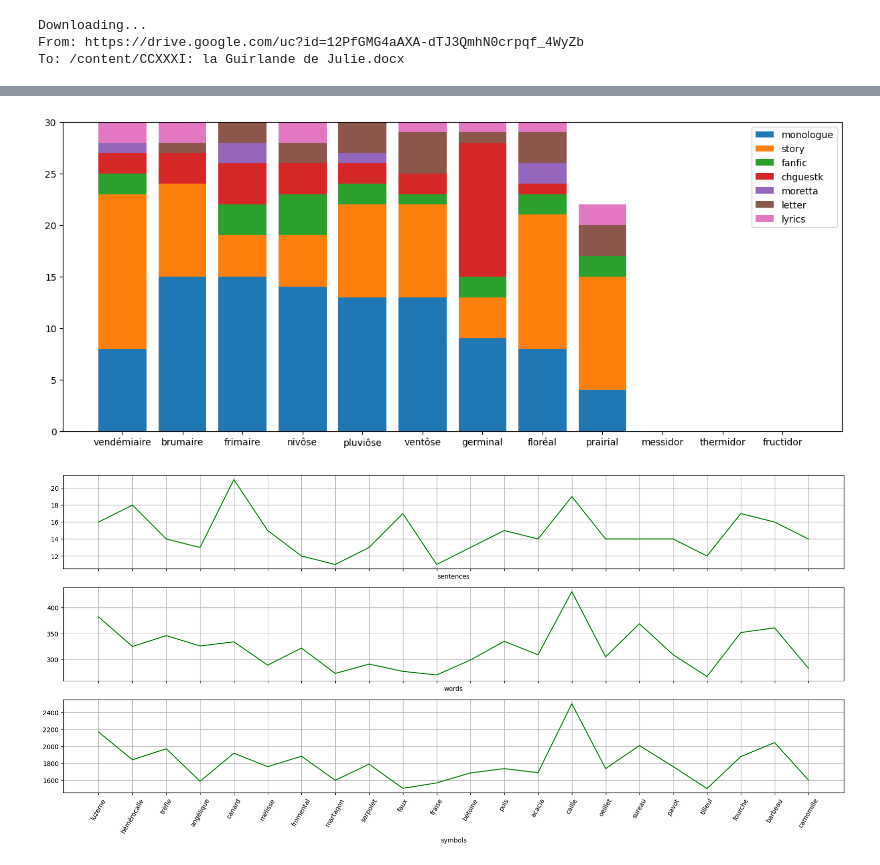
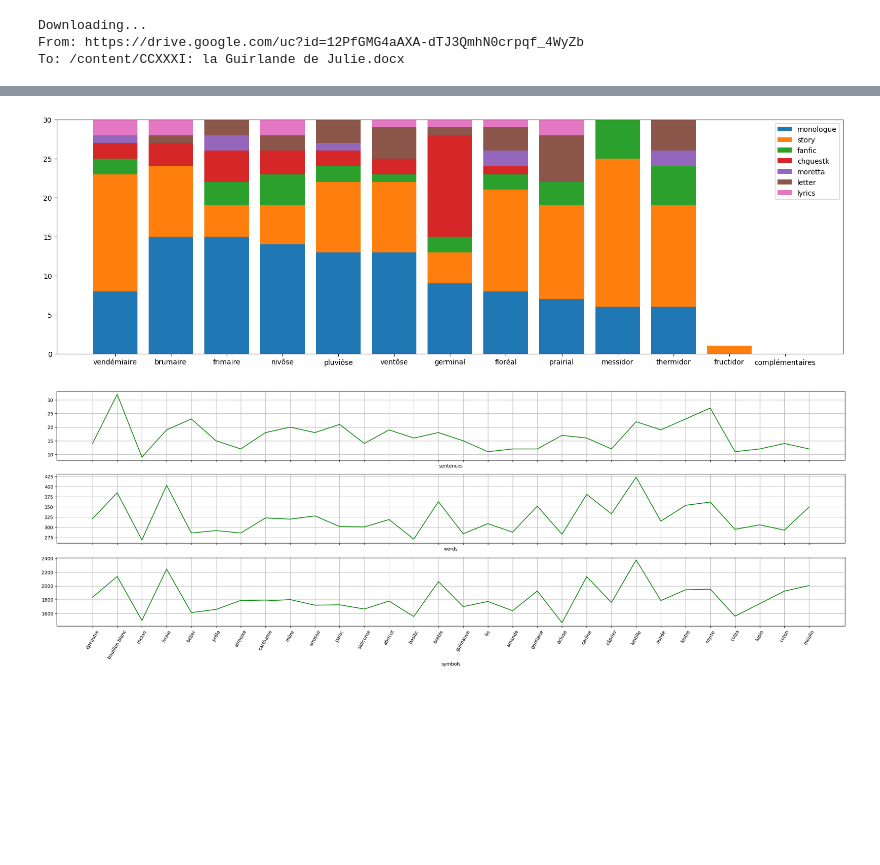
Before and after one commit to yualapshina/ccxxxi-statistics, a Jupyter notebook: ccxxxi.ipynb, the cells around one changed output, grey strips where cells are left out. Saved outputs shown, nothing was run; the diff lists cells and outputs as text; code cells hidden in the pictures; blank space fills up the shorter version.

```diff
--- a/ccxxxi.ipynb
+++ b/ccxxxi.ipynb
@@ -55,7 +62,7 @@ From: https://drive.google.com/uc?id=12PfGMG4aAXA-dTJ3QmhN0crpqf_4WyZb
 To: /content/CCXXXI: la Guirlande de Julie.docx
 # %%
 months = ["vendémiaire", "brumaire", "frimaire", "nivôse", "pluviôse", "ventôse",
-          "germinal", "floréal", "prairial", "messidor", "thermidor", "fructidor"]
+          "germinal", "floréal", "prairial", "messidor", "thermidor", "fructidor", "complémentaires"]
 for month in months:
   txt = txt.replace(month.upper(), "")
 
@@ -124,18 +135,18 @@ df[df["label"] == "story"]#.sort_values(by=["words"], ascending=False)
 # %%
-fig = plt.figure(figsize=(15, 6))
+fig = plt.figure(figsize=(20, 6))
 bottom = np.zeros(len(months))
 for label in labels:
   count = np.empty(0)
   for month in months:
     count = np.append(count, df[(df["month"] == month) & (df["label"] == label)].shape[0])
   plt.bar(np.asarray(months), count, label=label, bottom=bottom)
   bottom += count
 plt.legend()
 plt.show()
 # %% [output]
-[figure, old version]
+[figure, new version]
 # %%
-batch = df[df["month"] == months[8]]
+batch = df[df["month"] == months[10]]
 
 plots = ["sentences", "words", "symbols"]
 # plots = ["capitals", "dashes", "questions", "exclamations", "newlines"]
@@ -147,7 +158,7 @@ for i in range(len(plots)):
 plt.xticks(rotation=60)
 plt.show()
 # %% [output]
-[figure, old version]
+[figure, new version]
 # %%
 boxprops = dict(linewidth=2, color='g')
 medianprops = dict(linewidth=2, color='r')
```
Also changed, not shown: parts of 10 cells of this notebook.
